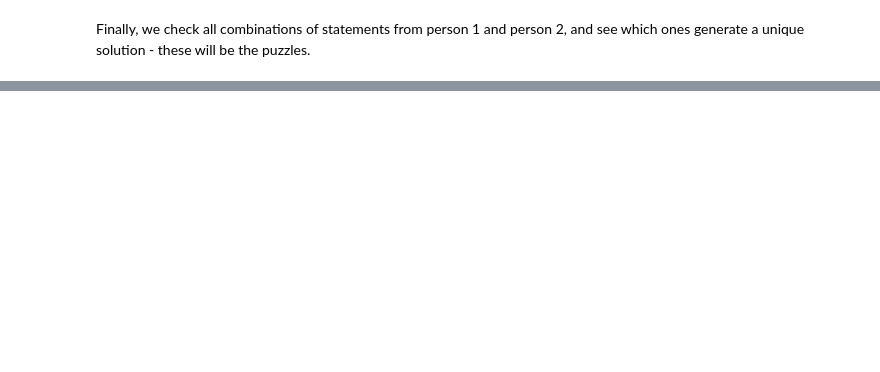
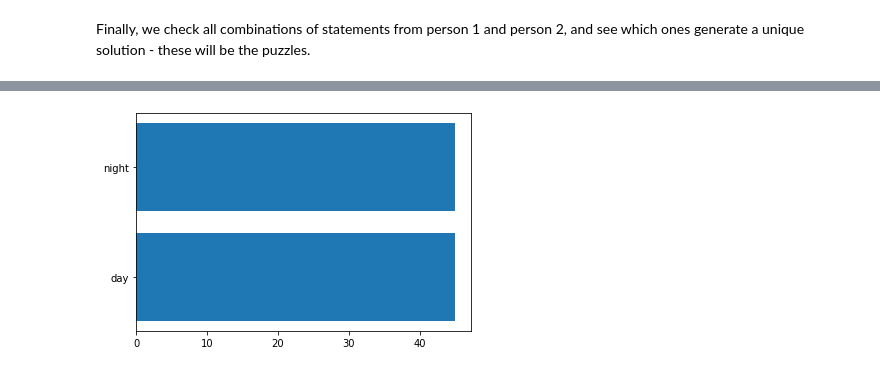
Before and after one commit to dmackinnon1/pynotes, a Jupyter notebook: Subterranea.ipynb, the cells around one changed output, grey strips where cells are left out. Drawn from its saved outputs; the diff is of its cells as text; code cells hidden in the pictures; blank space fills up the shorter version.

```diff
--- a/Subterranea.ipynb
+++ b/Subterranea.ipynb
@@ -103,6 +110,9 @@ def selfAlone(person, self):
 def selfAloneStatement(day):
     return "I am a " + day + "-knight."
 
+def otherAloneStatement(day):
+    return "The other person is a " + day + "-knight."
+
 #the person is making a statement about themselves and the day
 def selfAndDay(person, self, day):
     a = ['blank','blank','blank']
@@ -117,6 +127,9 @@ def selfAndDay(person, self, day):
 
 def selfAndDayStatement(self, day):
     return "I am a " + self + "-knight, and it is " + day + "."
+
+def oppositeDayStatement(day):
+    return "It is not " + opposite(day) +"."
 
 
 # the person is making a statement about the other and the day
@@ -215,0 +358,9 @@ We generated 74 puzzles.
+# %%
+height = [day_count, night_count]
+names = ['day', 'night']
+x_axis = np.arange(len(names))
+plt.barh(x_axis, height)
+plt.yticks(x_axis, names)
+plt.show()
+# %% [output]
+[figure, added]
```
Also changed, not shown: parts of 17 cells of this notebook.
